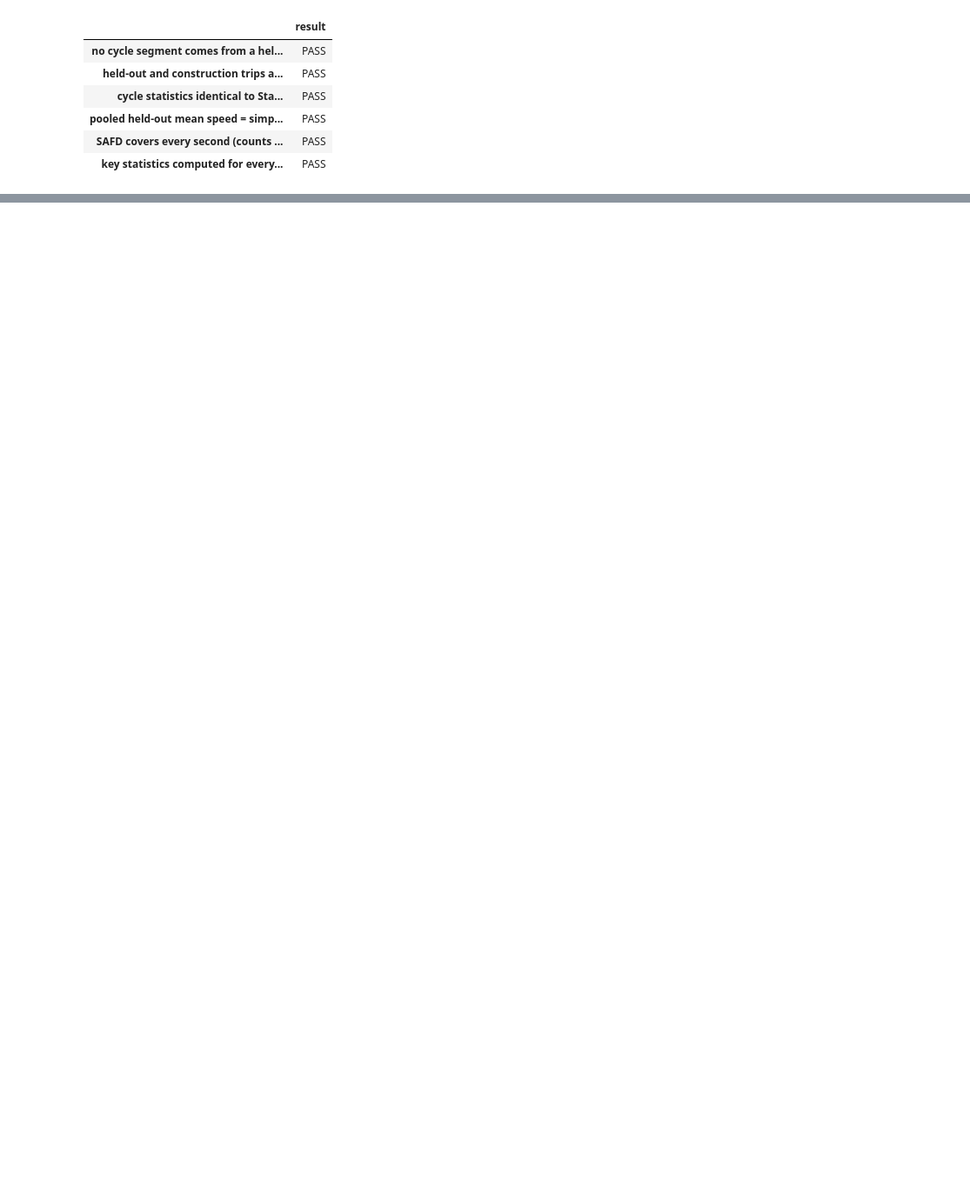
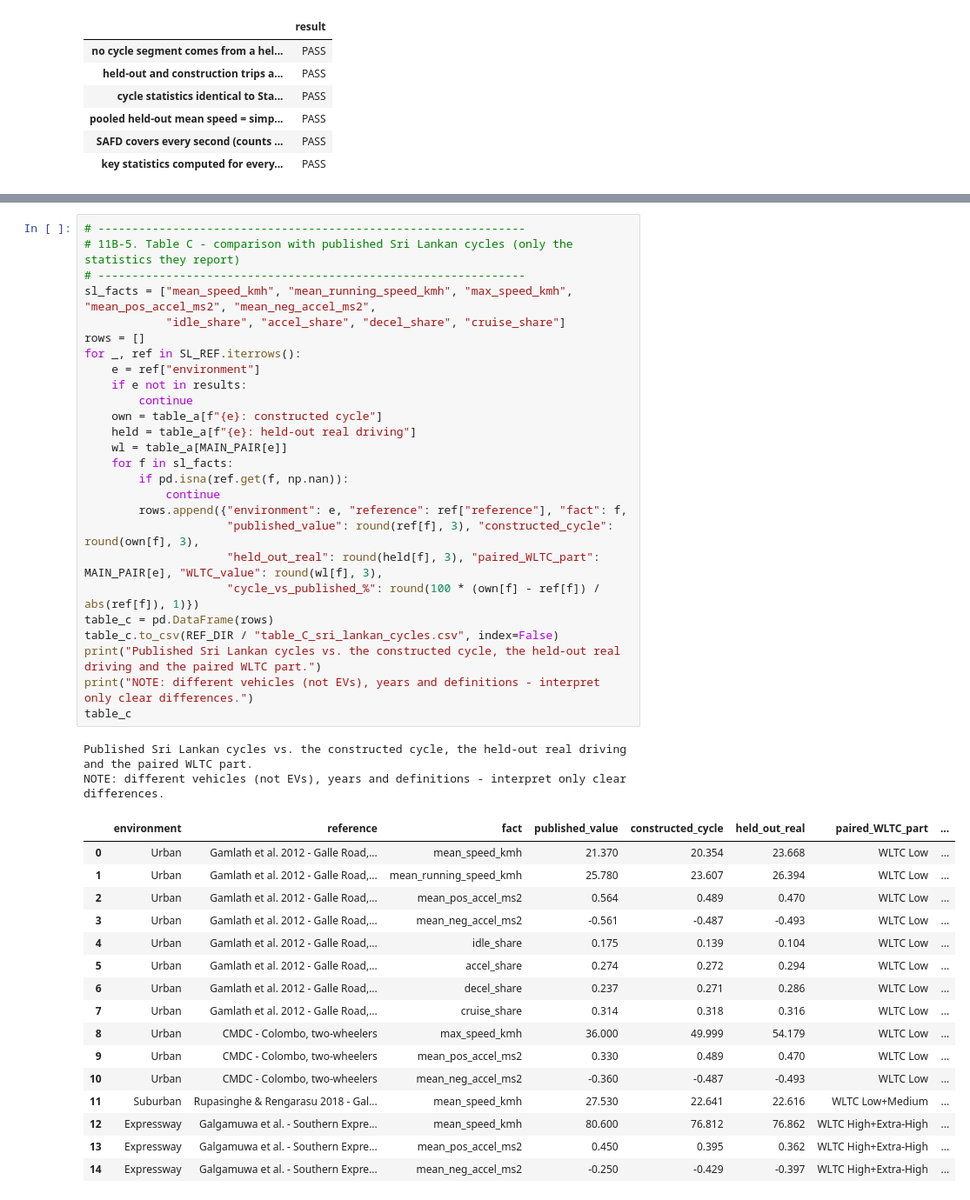
Before and after one commit to Rusiru49/J26-DS-315_Aero-Optimization-EV-Energy, a Jupyter notebook: component01_adaptive_driving_cycle/11_Statistical_Validation.ipynb, the cells around one changed output, grey strips where cells are left out. Shown at 87% size. Saved outputs shown, nothing was run; the diff lists cells and outputs as text; blank space fills up the shorter version.

```diff
--- a/component01_adaptive_driving_cycle/11_Statistical_Validation.ipynb
+++ b/component01_adaptive_driving_cycle/11_Statistical_Validation.ipynb
@@ -431,0 +636,45 @@ Verification: all checks PASS
+# %%
+# ---------------------------------------------------------------
+# 11B-5. Table C - comparison with published Sri Lankan cycles (only the statistics they report)
+# ---------------------------------------------------------------
+sl_facts = ["mean_speed_kmh", "mean_running_speed_kmh", "max_speed_kmh", "mean_pos_accel_ms2", "mean_neg_accel_ms2",
+            "idle_share", "accel_share", "decel_share", "cruise_share"]
+rows = []
+for _, ref in SL_REF.iterrows():
+    e = ref["environment"]
+    if e not in results:
+        continue
+    own = table_a[f"{e}: constructed cycle"]
+    held = table_a[f"{e}: held-out real driving"]
+    wl = table_a[MAIN_PAIR[e]]
+    for f in sl_facts:
+        if pd.isna(ref.get(f, np.nan)):
+            continue
+        rows.append({"environment": e, "reference": ref["reference"], "fact": f,
+                     "published_value": round(ref[f], 3), "constructed_cycle": round(own[f], 3),
+                     "held_out_real": round(held[f], 3), "paired_WLTC_part": MAIN_PAIR[e], "WLTC_value": round(wl[f], 3),
+                     "cycle_vs_published_%": round(100 * (own[f] - ref[f]) / abs(ref[f]), 1)})
+table_c = pd.DataFrame(rows)
+table_c.to_csv(REF_DIR / "table_C_sri_lankan_cycles.csv", index=False)
+print("Published Sri Lankan cycles vs. the constructed cycle, the held-out real driving and the paired WLTC part.")
+print("NOTE: different vehicles (not EVs), years and definitions - interpret only clear differences.")
+table_c
+# %% [output]
+Published Sri Lankan cycles vs. the constructed cycle, the held-out real driving and the paired WLTC part.
+NOTE: different vehicles (not EVs), years and definitions - interpret only clear differences.
+|  | environment | reference | fact | published_value | constructed_cycle | held_out_real | paired_WLTC_part | ... |
+| 0 | Urban | Gamlath et al. 2012 - Galle Road,... | mean_speed_kmh | 21.370 | 20.354 | 23.668 | WLTC Low | ... |
+| 1 | Urban | Gamlath et al. 2012 - Galle Road,... | mean_running_speed_kmh | 25.780 | 23.607 | 26.394 | WLTC Low | ... |
+| 2 | Urban | Gamlath et al. 2012 - Galle Road,... | mean_pos_accel_ms2 | 0.564 | 0.489 | 0.470 | WLTC Low | ... |
+| 3 | Urban | Gamlath et al. 2012 - Galle Road,... | mean_neg_accel_ms2 | -0.561 | -0.487 | -0.493 | WLTC Low | ... |
+| 4 | Urban | Gamlath et al. 2012 - Galle Road,... | idle_share | 0.175 | 0.139 | 0.104 | WLTC Low | ... |
+| 5 | Urban | Gamlath et al. 2012 - Galle Road,... | accel_share | 0.274 | 0.272 | 0.294 | WLTC Low | ... |
+| 6 | Urban | Gamlath et al. 2012 - Galle Road,... | decel_share | 0.237 | 0.271 | 0.286 | WLTC Low | ... |
+| 7 | Urban | Gamlath et al. 2012 - Galle Road,... | cruise_share | 0.314 | 0.318 | 0.316 | WLTC Low | ... |
+| 8 | Urban | CMDC - Colombo, two-wheelers | max_speed_kmh | 36.000 | 49.999 | 54.179 | WLTC Low | ... |
+| 9 | Urban | CMDC - Colombo, two-wheelers | mean_pos_accel_ms2 | 0.330 | 0.489 | 0.470 | WLTC Low | ... |
+| 10 | Urban | CMDC - Colombo, two-wheelers | mean_neg_accel_ms2 | -0.360 | -0.487 | -0.493 | WLTC Low | ... |
+| 11 | Suburban | Rupasinghe & Rengarasu 2018 - Gal... | mean_speed_kmh | 27.530 | 22.641 | 22.616 | WLTC Low+Medium | ... |
+| 12 | Expressway | Galgamuwa et al. - Southern Expre... | mean_speed_kmh | 80.600 | 76.812 | 76.862 | WLTC High+Extra-High | ... |
+| 13 | Expressway | Galgamuwa et al. - Southern Expre... | mean_pos_accel_ms2 | 0.450 | 0.395 | 0.362 | WLTC High+Extra-High | ... |
+| 14 | Expressway | Galgamuwa et al. - Southern Expre... | mean_neg_accel_ms2 | -0.250 | -0.429 | -0.397 | WLTC High+Extra-High | ... |
```
Also changed, not shown: parts of 8 cells of this notebook, 1 other file.
